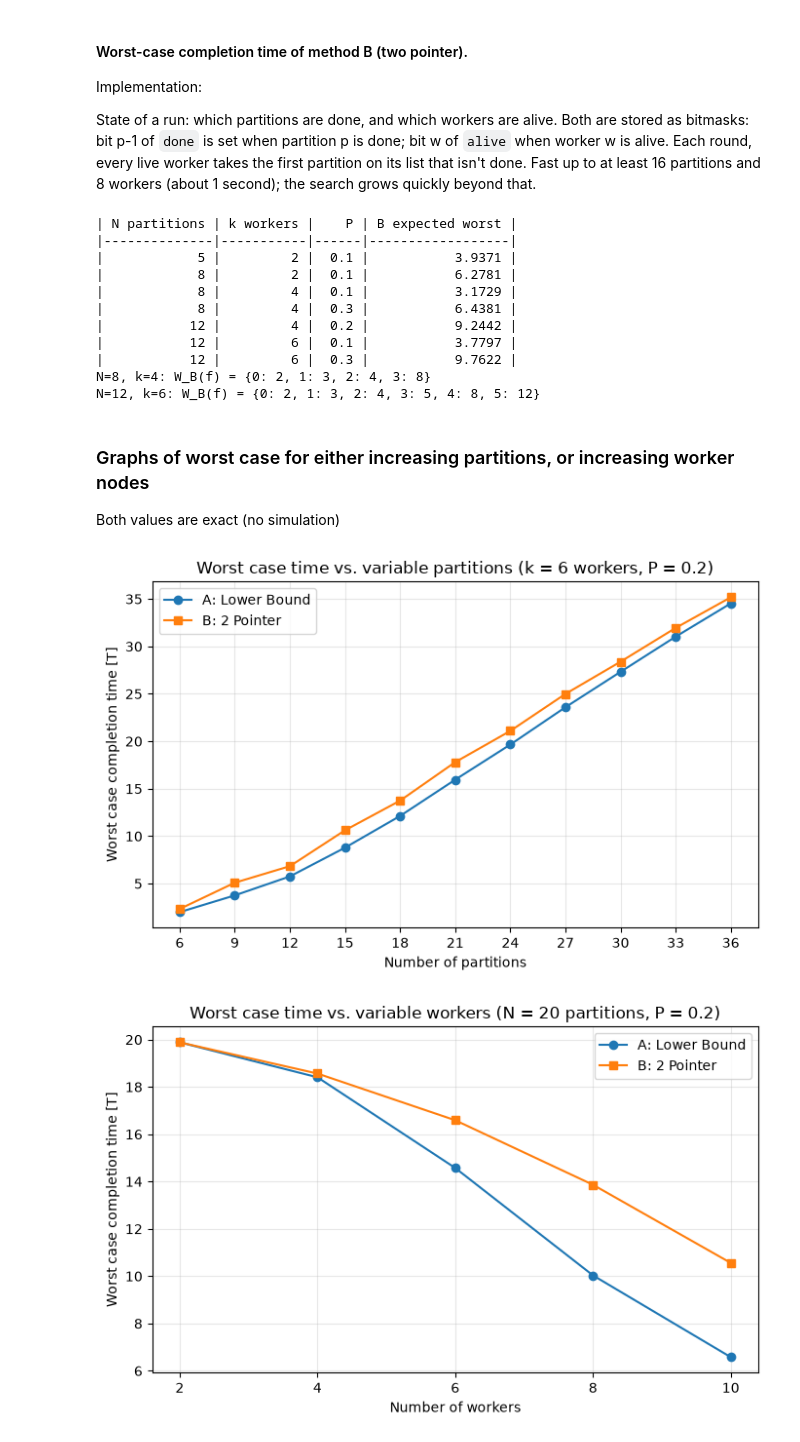
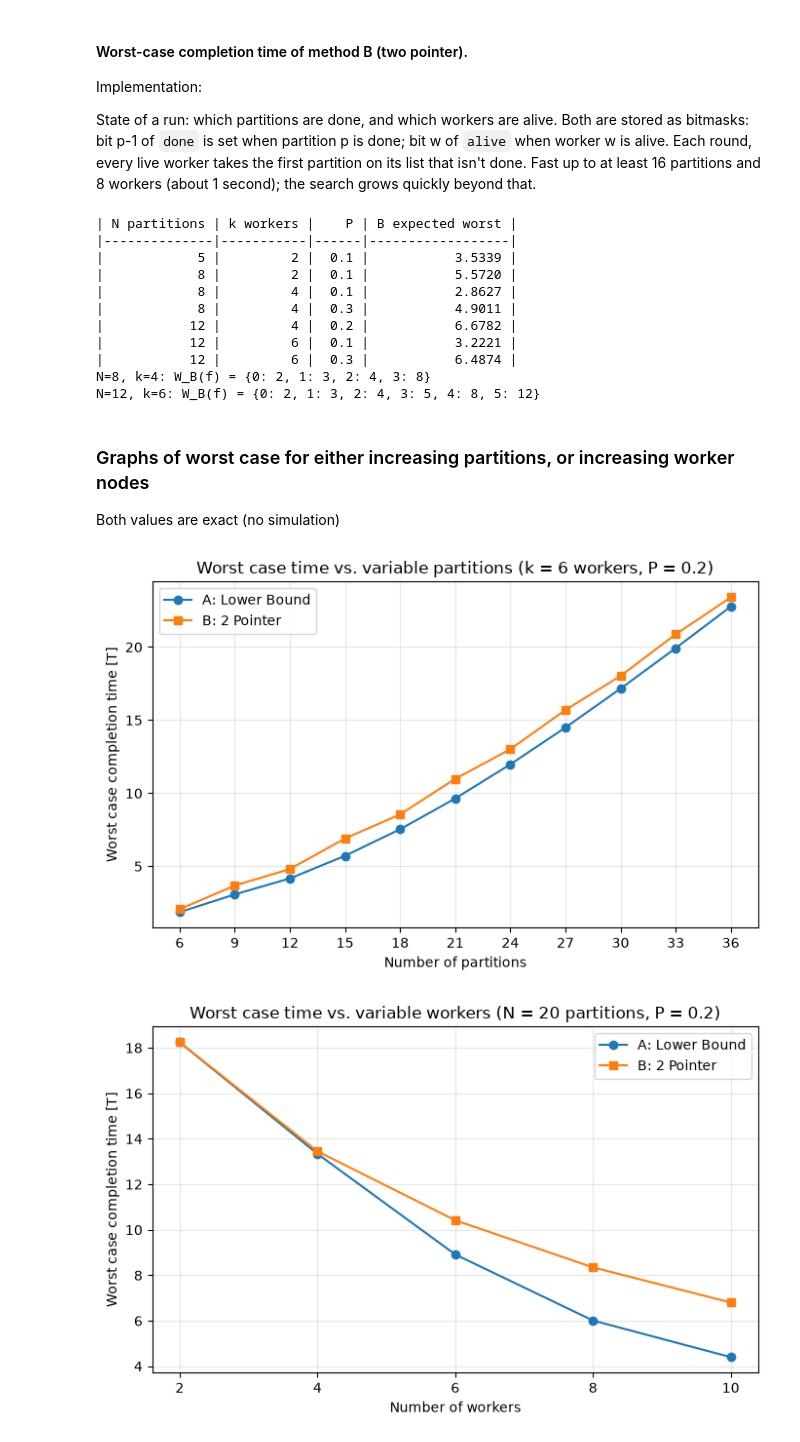
Before and after one commit to judxyz/robust-distributed-computing, a Jupyter notebook: c_worst_case_times.ipynb, the cells around one changed output. Cells and saved outputs as stored; diff of their text form; code cells hidden in the pictures.

Commit message:
Fix simulation for worst case and add e_completion_time_distribution.ipynb

```diff
--- a/c_worst_case_times.ipynb
+++ b/c_worst_case_times.ipynb
@@ -98,7 +98,7 @@ if __name__ == "__main__":
     print("|" + "|".join("-" * len(col) for col in header.split("|")[1:-1]) + "|")
     for N, k, P in trial_cases:
         print(f"| {N:>12} | {k:>9} | {P:>4} | "
-              f"{A_expected_worst_rounds(N, k, P):>14.4f} |")
+              f"{A_timed_worst(N, k, P):>14.4f} |")
 # %% [output]
 | N partitions | k workers |    P |     Worst Case (T)|
 |--------------|-----------|------|-------------------|
@@ -130,47 +130,6 @@ Fast up to at least 16 partitions and 8 workers (about 1 second); the search gro
 # bitmasks: bit p-1 of `done` is set when partition p is done; bit w of `alive` when worker w is alive.
 # Each round, every live worker takes the first partition on its list that isn't done.
 # Fast up to at least 16 partitions and 8 workers (about 1 second); the search grows quickly beyond that.
-
-
-def targets_this_round(schedules, done, live):
-    """The partition each live worker takes: the first one on its list that isn't done.
-
-    >>> targets_this_round([[1, 2, 3], [3, 2, 1]], done=0b001, live=[0, 1])   # partition 1 done
-    [2, 3]
-    """
-    return [next(p for p in schedules[w] if not done >> (p - 1) & 1) for w in live]
-
-
-def B_worst_rounds(schedules, N, f):
-    """Most rounds B can take with exactly f failures, over every 'which' and 'when'.
-
-    >>> B_worst_rounds(pair_schedules(5, 2), 5, 1)       # same as opposite ends: fail in round 1
-    5
-    >>> B_worst_rounds(pair_schedules(12, 6), 12, 4)     # e.g. w1, w2, w3, w5 fail in round 1
-    8
-    """
-    k = len(schedules)
-    all_done = (1 << N) - 1
-
-    @lru_cache(maxsize=None)
-    def W(done, alive, f_left):
-        if done == all_done:
-            return 0
-        live = [w for w in range(k) if alive >> w & 1]
-        targets = targets_this_round(schedules, done, live)
-        worst_next = 0
-        for x in range(min(f_left, len(live) - 1) + 1):          # how many fail this round
-            for failed in itertools.combinations(range(len(live)), x):   # which ones
-                new_done, new_alive = done, alive
-                for i, w in enumerate(live):
-                    if i in failed:
-                        new_alive &= ~(1 << w)                    # worker w is gone
-                    else:
-                        new_done |= 1 << (targets[i] - 1)         # its partition is finished
-                worst_next = max(worst_next, W(new_done, new_alive, f_left - x))
-        return 1 + worst_next
-
-    return W(0, (1 << k) - 1, f)
 
 
 def B_failure_count_distribution(schedules, N, P):
@@ -223,7 +182,7 @@ if __name__ == "__main__":
     print(header)
     print("|" + "|".join("-" * len(col) for col in header.split("|")[1:-1]) + "|")
     for N, k, P in trial_cases:
-        worst = B_expected_worst_rounds(N, k, P)
+        worst = B_timed_worst(pair_schedules(N, k), N, P)
         print(f"| {N:>12} | {k:>9} | {P:>4} | {worst:>16.4f} |")
 
     # W_B(f) for each number of failures
@@ -233,13 +192,13 @@ if __name__ == "__main__":
 # %% [output]
 | N partitions | k workers |    P | B expected worst |
 |--------------|-----------|------|------------------|
-|            5 |         2 |  0.1 |           3.9371 |
-|            8 |         2 |  0.1 |           6.2781 |
-|            8 |         4 |  0.1 |           3.1729 |
-|            8 |         4 |  0.3 |           6.4381 |
-|           12 |         4 |  0.2 |           9.2442 |
-|           12 |         6 |  0.1 |           3.7797 |
-|           12 |         6 |  0.3 |           9.7622 |
+|            5 |         2 |  0.1 |           3.5339 |
+|            8 |         2 |  0.1 |           5.5720 |
+|            8 |         4 |  0.1 |           2.8627 |
+|            8 |         4 |  0.3 |           4.9011 |
+|           12 |         4 |  0.2 |           6.6782 |
+|           12 |         6 |  0.1 |           3.2221 |
+|           12 |         6 |  0.3 |           6.4874 |
 N=8, k=4: W_B(f) = {0: 2, 1: 3, 2: 4, 3: 8}
 N=12, k=6: W_B(f) = {0: 2, 1: 3, 2: 4, 3: 5, 4: 8, 5: 12}
 # %% [markdown]
@@ -271,36 +230,36 @@ def plot_comparison(x_values, A_values, B_values, xlabel, title, filename):
     plt.tight_layout()
     plt.savefig(Path("images")/filename, dpi=150)
     plt.show()
 
 
 # ---------- Graph 1: increasing partitions, k = 6 workers ----------
 k = 6
 N_values = list(range(6, 37, 3))
 
 A_values, B_values = [], []
 for N in N_values:
-    A_values.append(A_expected_worst_rounds(N, k, P))
-    B_values.append(B_expected_worst_rounds(N, k, P))
+    A_values.append(A_timed_worst(N, k, P))
+    B_values.append(B_timed_worst(pair_schedules(N, k), N, P))
 
 plot_comparison(N_values, A_values, B_values,
                 xlabel="Number of partitions",
                 title=f"Worst case time vs. variable partitions (k = {k} workers, P = {P})",
                 filename="c_worst_increasing_partitions.png")
 
 
 # ---------- Graph 2: increasing workers, N = 20 partitions ----------
 N = 20
 k_values = list(range(2, 11, 2))          # pair schedules need an even number of workers
 
 A_values, B_values = [], []
 for k in k_values:
-    A_values.append(A_expected_worst_rounds(N, k, P))
-    B_values.append(B_expected_worst_rounds(N, k, P))
+    A_values.append(A_timed_worst(N, k, P))
+    B_values.append(B_timed_worst(pair_schedules(N, k), N, P))
 
 plot_comparison(k_values, A_values, B_values,
                 xlabel="Number of workers",
                 title=f"Worst case time vs. variable workers (N = {N} partitions, P = {P})",
                 filename="c_worst_increasing_workers.png")
 # %% [output]
-[figure, old version]
+[figure, new version]
-[figure, old version]
+[figure, new version]
```
Also changed, not shown: parts of 1 cell of this notebook, 7 other files.
